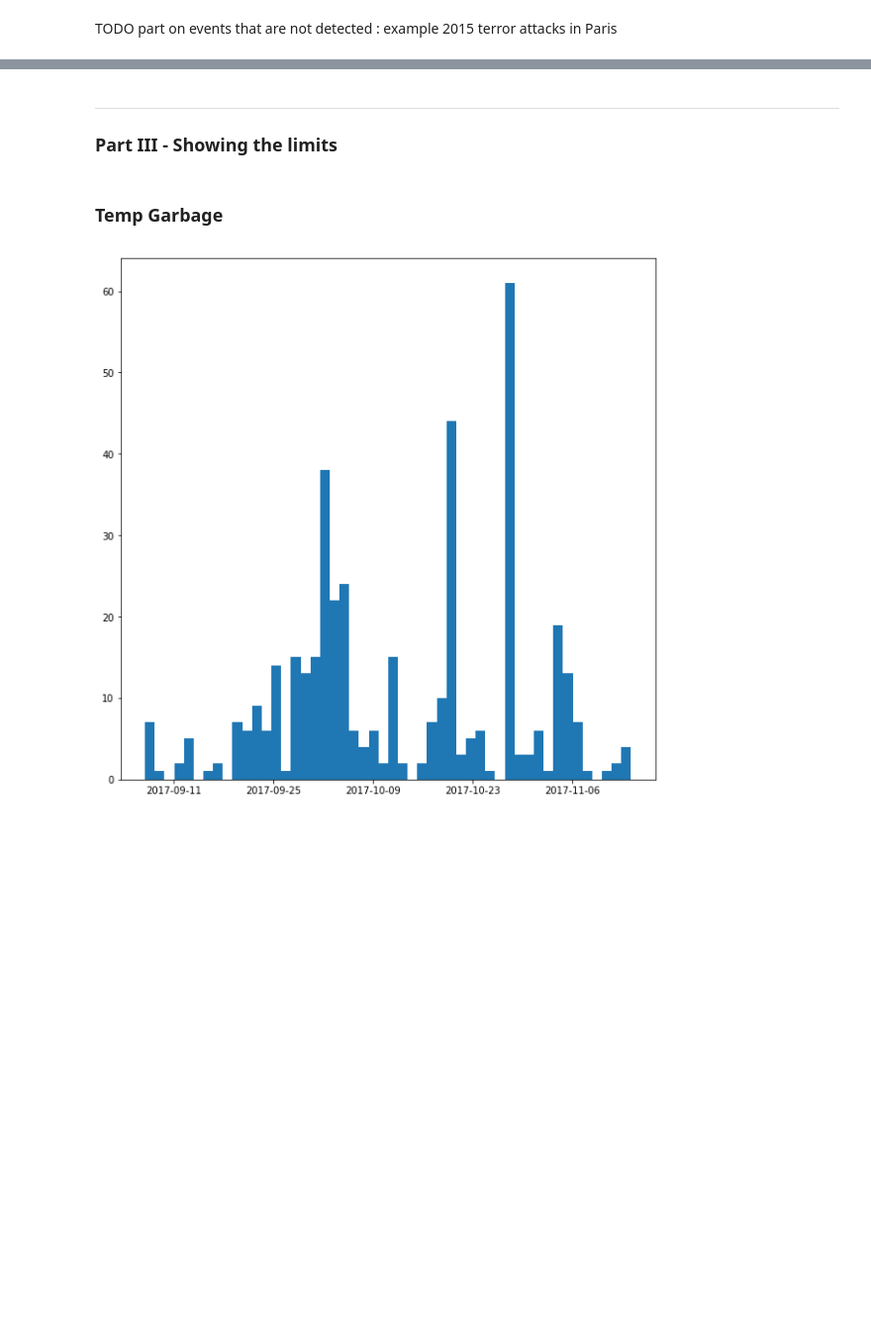
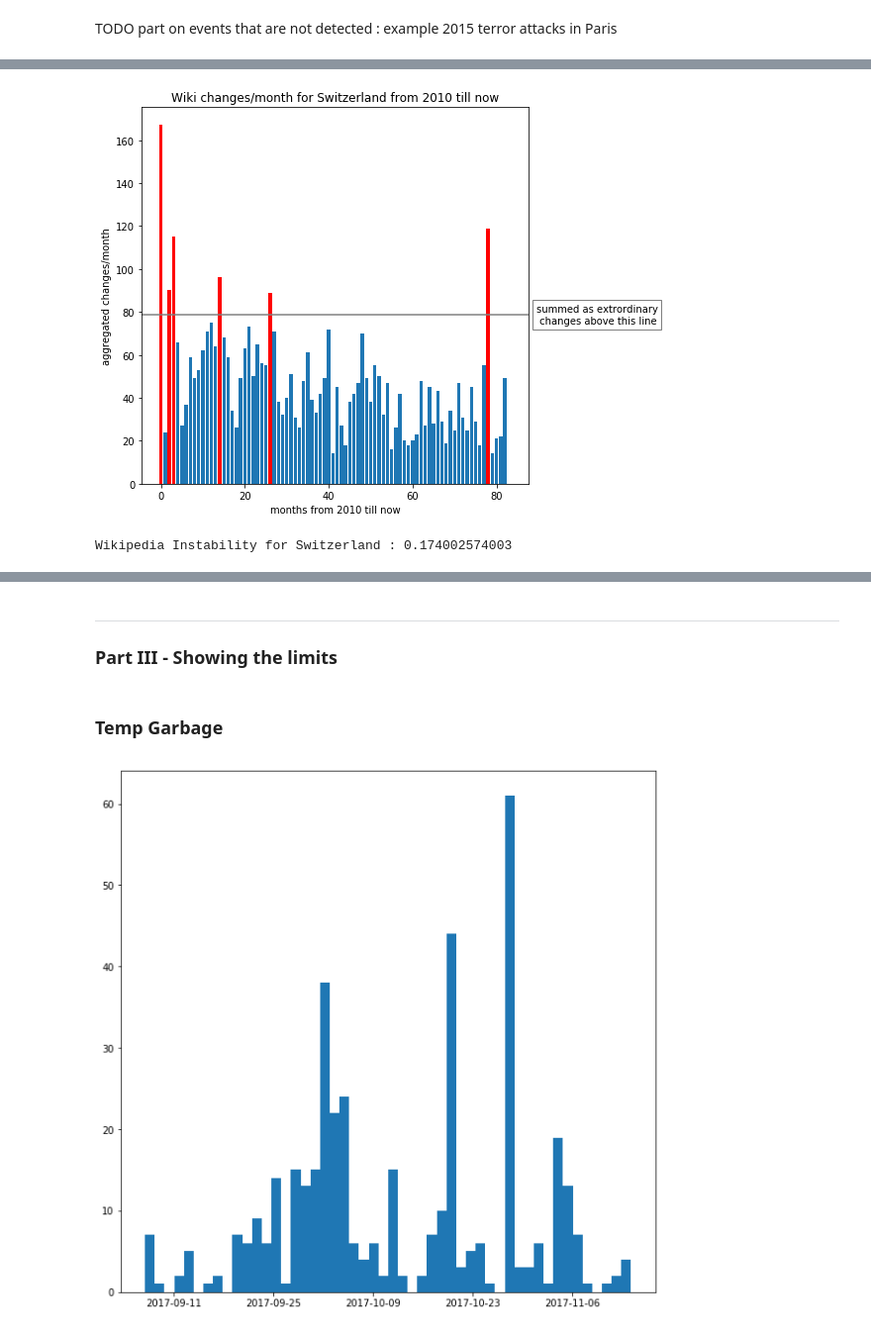
Before and after one commit to Amaumaury/ada-2017, a Jupyter notebook: project/Milestone2.ipynb, the cells around one changed output, grey strips where cells are left out. Shown: that part at 99% size. Drawn from its saved outputs; the diff is of its cells as text; code cells hidden in the pictures; blank space fills up the shorter version.

```diff
--- a/project/Milestone2.ipynb
+++ b/project/Milestone2.ipynb
@@ -95,0 +113,6 @@ TODO part on events that are not detected : example 2015 terror attacks in Paris
+# %%
+inst_ch = wiki_change_factor('Switzerland',2010, outlier_factor=1.7, plot_on=True)
+print('Wikipedia Instability for Switzerland :',inst_ch)
+# %% [output]
+[figure, added]
+Wikipedia Instability for Switzerland : 0.174002574003
```
Also changed, not shown: parts of 22 cells of this notebook, 3 other files.
